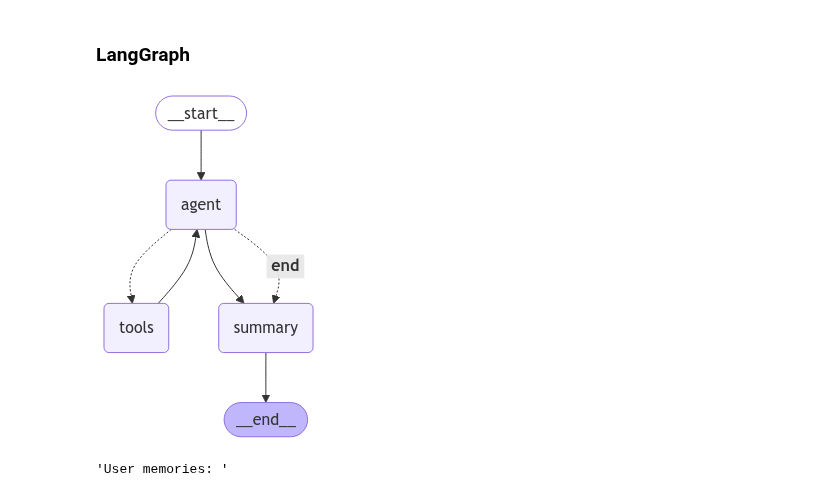
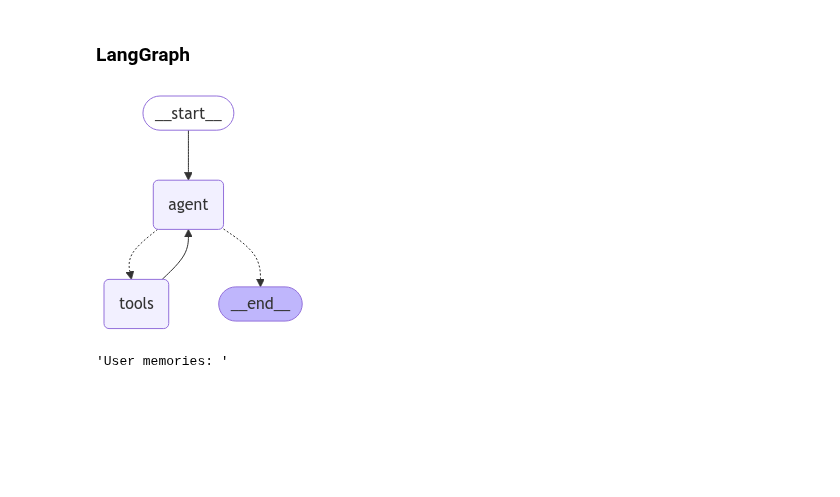
Before and after one commit to sumkh/ITI110_AgenticRAG, a Jupyter notebook: LangGraph.ipynb, the cells around one changed output. Saved outputs shown, nothing was run; the diff lists cells and outputs as text; code cells hidden in the pictures; blank space fills up the shorter version.

```diff
--- a/LangGraph.ipynb
+++ b/LangGraph.ipynb
@@ -879,7 +879,7 @@ def summarise_node(summary_text: str):
         }
     }
     key = save_memory(summary_text, config=config_for_saving, store=in_memory_store)
-    return f"Summary saved under key: {key}"
+    #return f"Summary saved under key: {key}"
 
 # Create a StructuredTool from the function (this wraps summarise_node)
 summarise_tool = StructuredTool.from_function(
@@ -915,7 +915,7 @@ tools = [
 ]
 
 tool_node = ToolNode(tools=tools)
-end_node = ToolNode(tools=[summarise_tool])
+#end_node = ToolNode(tools=[summarise_tool])
 
 # Wrap your model with tools
 llm_with_tools = model.bind_tools(tools)
@@ -950,7 +950,7 @@ def call_model(state: MessagesState, config: RunnableConfig):
 ###############################################################################
 graph_builder.add_node("agent", call_model)
 graph_builder.add_node("tools", tool_node)
-graph_builder.add_node("summary", end_node)
+#graph_builder.add_node("summary", end_node)
 
 # Entry point
 graph_builder.set_entry_point("agent")
@@ -971,38 +971,38 @@ graph_builder.set_entry_point("agent")
 #         return "tools"
 
 #     # If there's no recognized tool name, assume we're done => go to summary
 #     return "__end__"
 
 # graph_builder.add_conditional_edges(
 #     "agent",
 #     custom_tools_condition,
 #     {
 #         "tools": "tools",
 #         "summary": "summary",
 #         "__end__": "summary",
 #     }
 # )
 
 # If LLM requests a tool, go to "tools", otherwise go to "summary"
-#graph_builder.add_conditional_edges("agent", tools_condition)
-graph_builder.add_conditional_edges("agent", tools_condition, {"tools": "tools", "__end__": "summary"})
+graph_builder.add_conditional_edges("agent", tools_condition)
+#graph_builder.add_conditional_edges("agent", tools_condition, {"tools": "tools", "__end__": "summary"})
 #graph_builder.add_conditional_edges("agent", lambda llm_output: "tools" if llm_output.get("name", None) in [t.name for t in tools] else "summary", {"tools": "tools", "__end__": "summary"}
 
 # If we used a tool, return to the agent for final answer or more tools
 graph_builder.add_edge("tools", "agent")
-graph_builder.add_edge("agent", "summary")
-graph_builder.set_finish_point("summary")
+#graph_builder.add_edge("agent", "summary")
+#graph_builder.set_finish_point("summary")
 
 # Compile the graph with checkpointing and persistent store
 graph = graph_builder.compile(checkpointer=checkpointer, store=in_memory_store)
 
 #from langgraph.prebuilt import create_react_agent
 #graph = create_react_agent(llm_with_tools, tools=tool_node, checkpointer=checkpointer, store=in_memory_store)
 
 from IPython.display import Image, display
 display(Image(graph.get_graph().draw_mermaid_png()))
 # %% [output]
-[figure, old version]
+[figure, new version]
 # %%
 recall_memory("Deep Learning")
 # %% [output]
```
Also changed, not shown: parts of 15 cells of this notebook.
